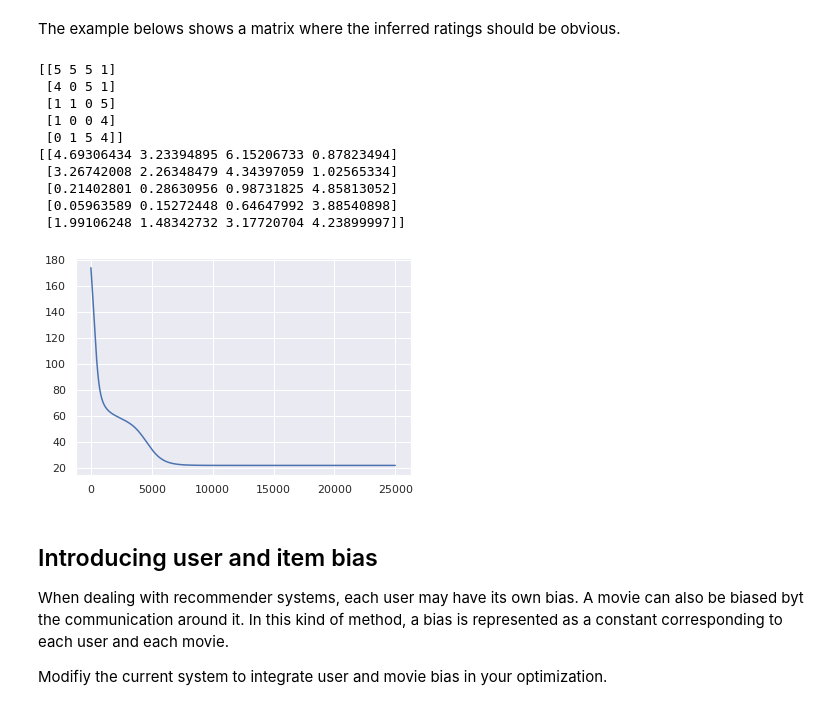
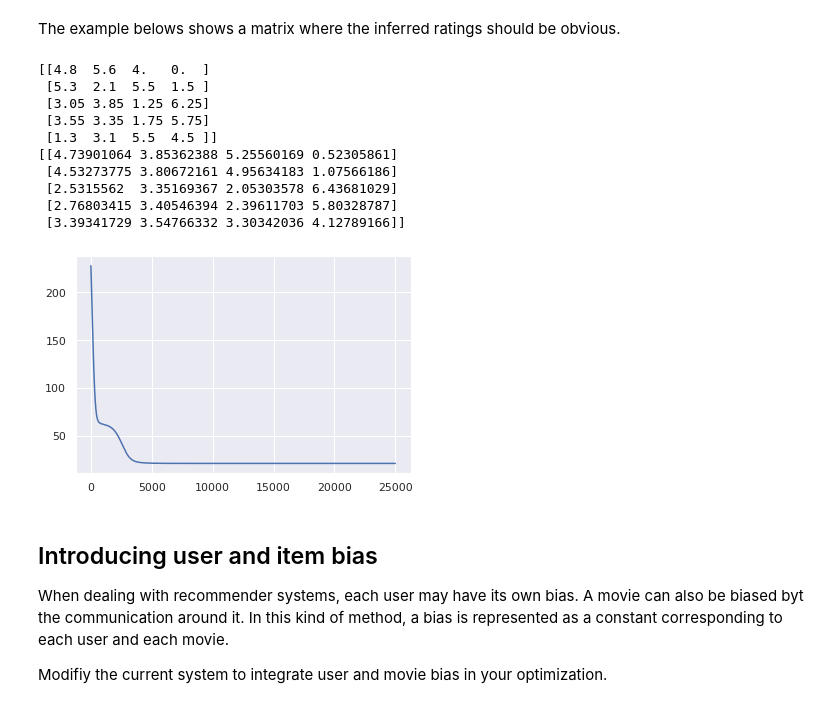
Before and after one commit to PunyPony/DataScience, a Jupyter notebook: recommender/tp2/TP2 - Non-negative Matrix Factorization - Subject.ipynb, the cells around one changed output. Saved outputs shown, nothing was run; the diff lists cells and outputs as text; code cells hidden in the pictures.

```diff
--- a/recommender/tp2/TP2 - Non-negative Matrix Factorization - Subject.ipynb
+++ b/recommender/tp2/TP2 - Non-negative Matrix Factorization - Subject.ipynb
@@ -399,40 +408,41 @@ The example belows shows a matrix where the inferred ratings should be obvious.
 # %%
 R = [
      [5,5,5,1],
      [4,0,5,1],
      [1,1,0,5],
      [1,0,0,4],
      [0,1,5,4],
     ]
 
 R = np.array(R)
+R = user_items_biais(R)
 
 N = len(R)
 M = len(R[0])
 K = 2
 
 P = np.random.rand(N,K)
 Q = np.random.rand(M,K)
 es=[]
 nP, nQ = matrix_factorization_l1_l2(R, P, Q, K, steps=25000, alpha=0.0001, beta=0.03, gamma=0.02, es=es)
 nR = np.dot(nP, nQ.T)
 
 plt.plot(es)
 
 print(R)
 print(nR)
 # %% [output]
-[[5 5 5 1]
- [4 0 5 1]
- [1 1 0 5]
- [1 0 0 4]
- [0 1 5 4]]
-[[4.69306434 3.23394895 6.15206733 0.87823494]
- [3.26742008 2.26348479 4.34397059 1.02565334]
- [0.21402801 0.28630956 0.98731825 4.85813052]
- [0.05963589 0.15272448 0.64647992 3.88540898]
- [1.99106248 1.48342732 3.17720704 4.23899997]]
+[[4.8  5.6  4.   0.  ]
+ [5.3  2.1  5.5  1.5 ]
+ [3.05 3.85 1.25 6.25]
+ [3.55 3.35 1.75 5.75]
+ [1.3  3.1  5.5  4.5 ]]
+[[4.73901064 3.85362388 5.25560169 0.52305861]
+ [4.53273775 3.80672161 4.95634183 1.07566186]
+ [2.5315562  3.35169367 2.05303578 6.43681029]
+ [2.76803415 3.40546394 2.39611703 5.80328787]
+ [3.39341729 3.54766332 3.30342036 4.12789166]]
-[figure, old version]
+[figure, new version]
 # %% [markdown]
 ## Introducing user and item bias
 When dealing with recommender systems, each user may have its own bias. A movie can also be biased byt the communication around it. In this kind of method, a bias is represented as a constant corresponding to each user and each movie.
```
Also changed, not shown: parts of 17 cells of this notebook, 2 other files.
